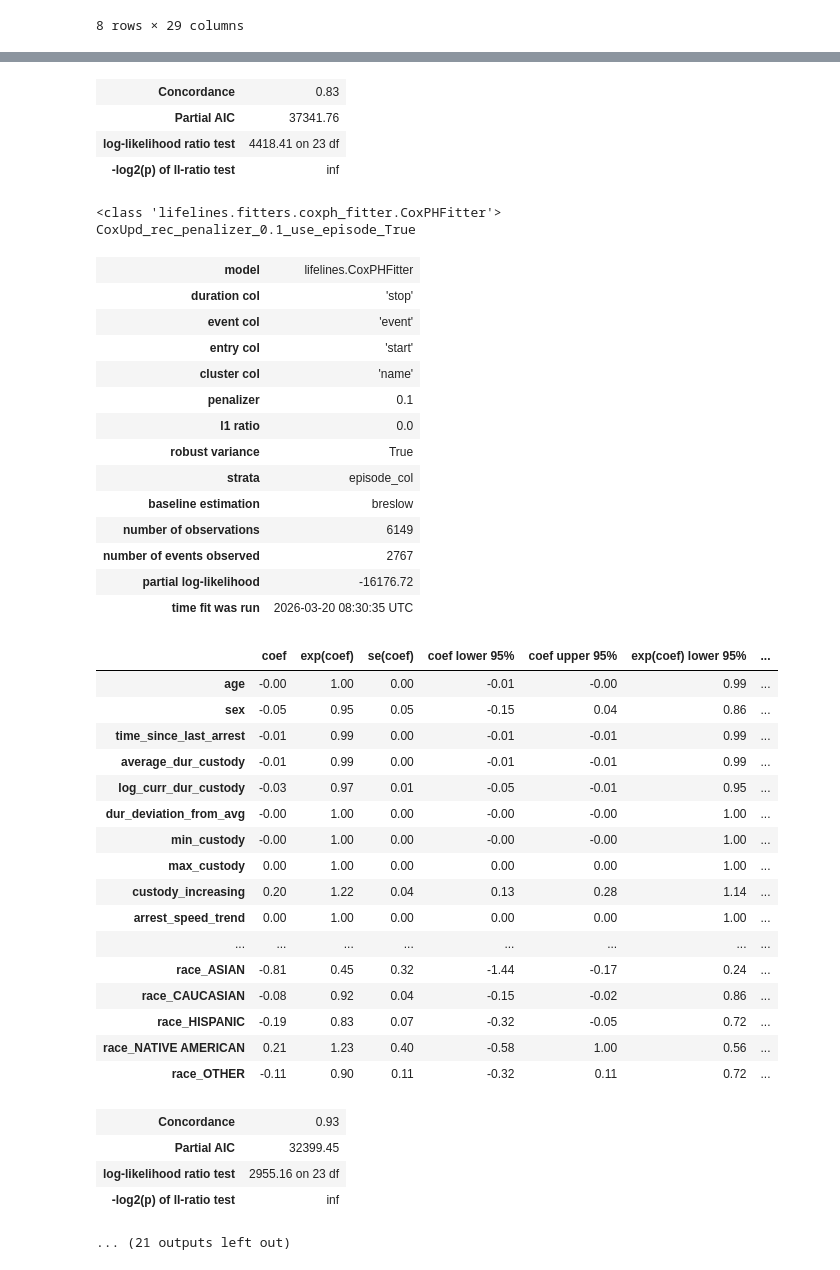
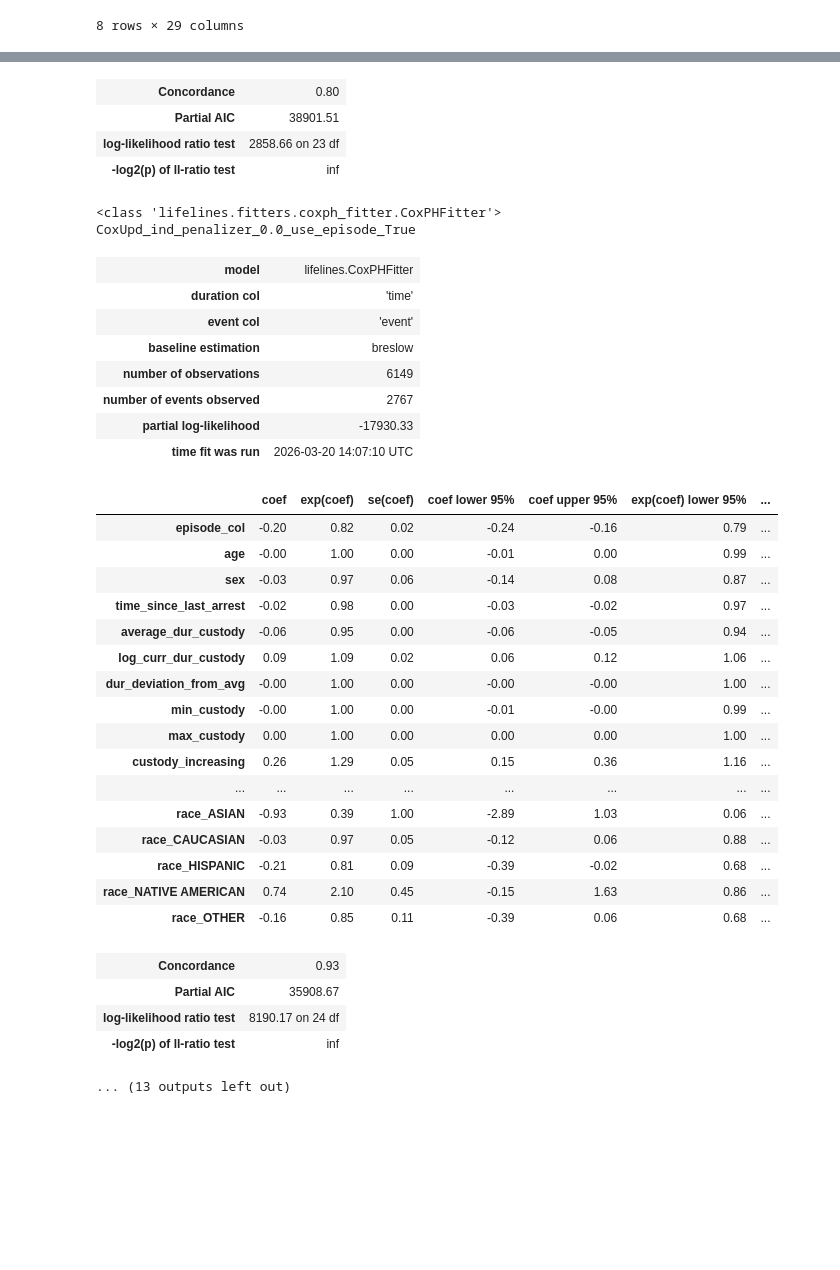
Before and after one commit to DKoleda6/recurrent_event, a Jupyter notebook: exp_common.ipynb, the cells around one changed output, grey strips where cells are left out. Saved outputs shown, nothing was run; the diff lists cells and outputs as text; code cells hidden in the pictures; blank space fills up the shorter version.

```diff
--- a/exp_common.ipynb
+++ b/exp_common.ipynb
@@ -264,11 +264,11 @@ from sklearn.model_selection import ParameterGrid
 
 models_grid = {
     "CoxUpd_rec": {'model': CoxModelUpd, 'mode': 'recurrent',
-                   'hyperparams_grid': {'use_episode': [True, False], 'penalizer': [0.0, 0.1]}},
+                   'hyperparams_grid': {'use_episode': [True, False], 'penalizer': [0.1]}},
     "CoxUpd_ind": {'model': CoxModelUpd, 'mode': 'independent',
                    'hyperparams_grid': {'use_episode': [True, False], 'penalizer': [0.0, 0.1]}},
     "RSF_ind": {'model': RSFModel, 'mode': 'independent',
-                'hyperparams_grid': {'use_episode': [True, False], 'n_estimators': [100, 200], 'min_samples_split': [2, 10]}}
+                'hyperparams_grid': {'use_episode': [True, False], 'n_estimators': [100, 200], 'min_samples_split': [2]}}
 }
 
 models = {}
@@ -360,45 +364,39 @@ CoxUpd_rec_penalizer_0.0_use_episode_False
-| Concordance | 0.83 |
-| Partial AIC | 37341.76 |
-| log-likelihood ratio test | 4418.41 on 23 df |
+| Concordance | 0.80 |
+| Partial AIC | 38901.51 |
+| log-likelihood ratio test | 2858.66 on 23 df |
 | -log2(p) of ll-ratio test | inf |
 <class 'lifelines.fitters.coxph_fitter.CoxPHFitter'>
-CoxUpd_rec_penalizer_0.1_use_episode_True
+CoxUpd_ind_penalizer_0.0_use_episode_True
 | model | lifelines.CoxPHFitter |
-| duration col | 'stop' |
+| duration col | 'time' |
 | event col | 'event' |
-| entry col | 'start' |
-| cluster col | 'name' |
-| penalizer | 0.1 |
-| l1 ratio | 0.0 |
-| robust variance | True |
-| strata | episode_col |
 | baseline estimation | breslow |
 | number of observations | 6149 |
 | number of events observed | 2767 |
-| partial log-likelihood | -16176.72 |
-| time fit was run | 2026-03-20 08:30:35 UTC |
+| partial log-likelihood | -17930.33 |
+| time fit was run | 2026-03-20 14:07:10 UTC |
 |  | coef | exp(coef) | se(coef) | coef lower 95% | coef upper 95% | exp(coef) lower 95% | ... |
-| age | -0.00 | 1.00 | 0.00 | -0.01 | -0.00 | 0.99 | ... |
-| sex | -0.05 | 0.95 | 0.05 | -0.15 | 0.04 | 0.86 | ... |
-| time_since_last_arrest | -0.01 | 0.99 | 0.00 | -0.01 | -0.01 | 0.99 | ... |
-| average_dur_custody | -0.01 | 0.99 | 0.00 | -0.01 | -0.01 | 0.99 | ... |
-| log_curr_dur_custody | -0.03 | 0.97 | 0.01 | -0.05 | -0.01 | 0.95 | ... |
+| episode_col | -0.20 | 0.82 | 0.02 | -0.24 | -0.16 | 0.79 | ... |
+| age | -0.00 | 1.00 | 0.00 | -0.01 | 0.00 | 0.99 | ... |
+| sex | -0.03 | 0.97 | 0.06 | -0.14 | 0.08 | 0.87 | ... |
+| time_since_last_arrest | -0.02 | 0.98 | 0.00 | -0.03 | -0.02 | 0.97 | ... |
+| average_dur_custody | -0.06 | 0.95 | 0.00 | -0.06 | -0.05 | 0.94 | ... |
+| log_curr_dur_custody | 0.09 | 1.09 | 0.02 | 0.06 | 0.12 | 1.06 | ... |
 | dur_deviation_from_avg | -0.00 | 1.00 | 0.00 | -0.00 | -0.00 | 1.00 | ... |
-| min_custody | -0.00 | 1.00 | 0.00 | -0.00 | -0.00 | 1.00 | ... |
+| min_custody | -0.00 | 1.00 | 0.00 | -0.01 | -0.00 | 0.99 | ... |
 | max_custody | 0.00 | 1.00 | 0.00 | 0.00 | 0.00 | 1.00 | ... |
-| custody_increasing | 0.20 | 1.22 | 0.04 | 0.13 | 0.28 | 1.14 | ... |
-| arrest_speed_trend | 0.00 | 1.00 | 0.00 | 0.00 | 0.00 | 1.00 | ... |
+| custody_increasing | 0.26 | 1.29 | 0.05 | 0.15 | 0.36 | 1.16 | ... |
 | ... | ... | ... | ... | ... | ... | ... | ... |
-| race_ASIAN | -0.81 | 0.45 | 0.32 | -1.44 | -0.17 | 0.24 | ... |
-| race_CAUCASIAN | -0.08 | 0.92 | 0.04 | -0.15 | -0.02 | 0.86 | ... |
-| race_HISPANIC | -0.19 | 0.83 | 0.07 | -0.32 | -0.05 | 0.72 | ... |
-| race_NATIVE AMERICAN | 0.21 | 1.23 | 0.40 | -0.58 | 1.00 | 0.56 | ... |
-| race_OTHER | -0.11 | 0.90 | 0.11 | -0.32 | 0.11 | 0.72 | ... |
+| race_ASIAN | -0.93 | 0.39 | 1.00 | -2.89 | 1.03 | 0.06 | ... |
+| race_CAUCASIAN | -0.03 | 0.97 | 0.05 | -0.12 | 0.06 | 0.88 | ... |
+| race_HISPANIC | -0.21 | 0.81 | 0.09 | -0.39 | -0.02 | 0.68 | ... |
+| race_NATIVE AMERICAN | 0.74 | 2.10 | 0.45 | -0.15 | 1.63 | 0.86 | ... |
+| race_OTHER | -0.16 | 0.85 | 0.11 | -0.39 | 0.06 | 0.68 | ... |
 | Concordance | 0.93 |
-| Partial AIC | 32399.45 |
-| log-likelihood ratio test | 2955.16 on 23 df |
+| Partial AIC | 35908.67 |
+| log-likelihood ratio test | 8190.17 on 24 df |
 | -log2(p) of ll-ratio test | inf |
-... (21 outputs left out)
+... (13 outputs left out)
 # %%
 evaluator = SurvivalEvaluator(
     ibs_metric=IBSMetric(),
```
Also changed, not shown: parts of 6 cells of this notebook, 3 other files.
